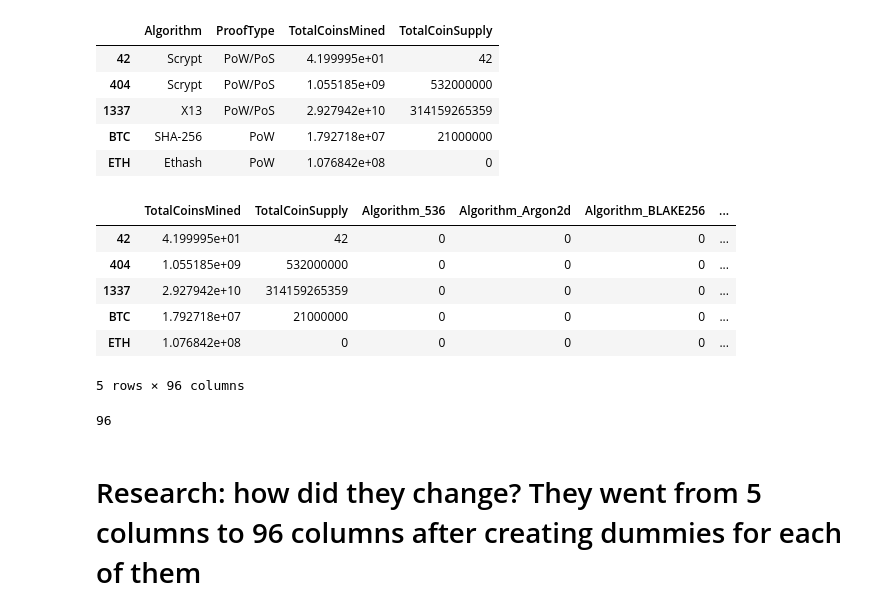
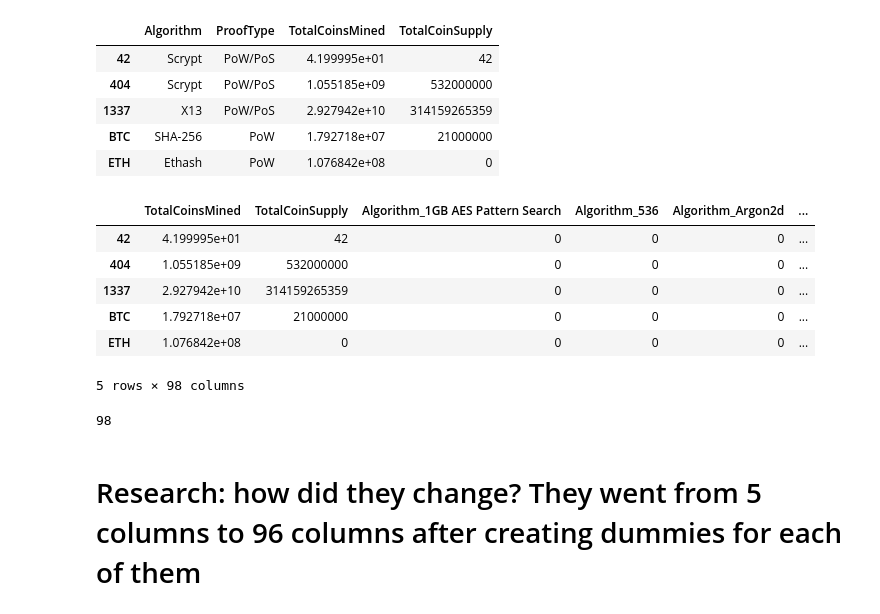
Before and after one commit to stephbanh/crypto_evaluation, a Jupyter notebook: cryptoClustering.ipynb, the cells around one changed output. Saved outputs shown, nothing was run; the diff lists cells and outputs as text; code cells hidden in the pictures.

```diff
--- a/cryptoClustering.ipynb
+++ b/cryptoClustering.ipynb
@@ -68,20 +68,20 @@ df.head()
 | ETH | Ethash | PoW | 1.076842e+08 | 0 |
 # %%
 # convert algorithim and prooftype to numeric by using getDummies
-df = pd.get_dummies(df, columns=['Algorithm', 'ProofType'], drop_first=True)
+df = pd.get_dummies(df, columns=['Algorithm', 'ProofType'])
 df.head()
 # %% [output]
-|  | TotalCoinsMined | TotalCoinSupply | Algorithm_536 | Algorithm_Argon2d | Algorithm_BLAKE256 | ... |
+|  | TotalCoinsMined | TotalCoinSupply | Algorithm_1GB AES Pattern Search | Algorithm_536 | Algorithm_Argon2d | ... |
 | 42 | 4.199995e+01 | 42 | 0 | 0 | 0 | ... |
 | 404 | 1.055185e+09 | 532000000 | 0 | 0 | 0 | ... |
 | 1337 | 2.927942e+10 | 314159265359 | 0 | 0 | 0 | ... |
 | BTC | 1.792718e+07 | 21000000 | 0 | 0 | 0 | ... |
 | ETH | 1.076842e+08 | 0 | 0 | 0 | 0 | ... |
-5 rows × 96 columns
+5 rows × 98 columns
 # %%
 len(df.columns)
 # %% [output]
-96
+98
 # %% [markdown]
 # Research: how did they change? They went from 5 columns to 96 columns after creating dummies for each of them
 # %%
```
Also changed, not shown: parts of 7 cells of this notebook.
